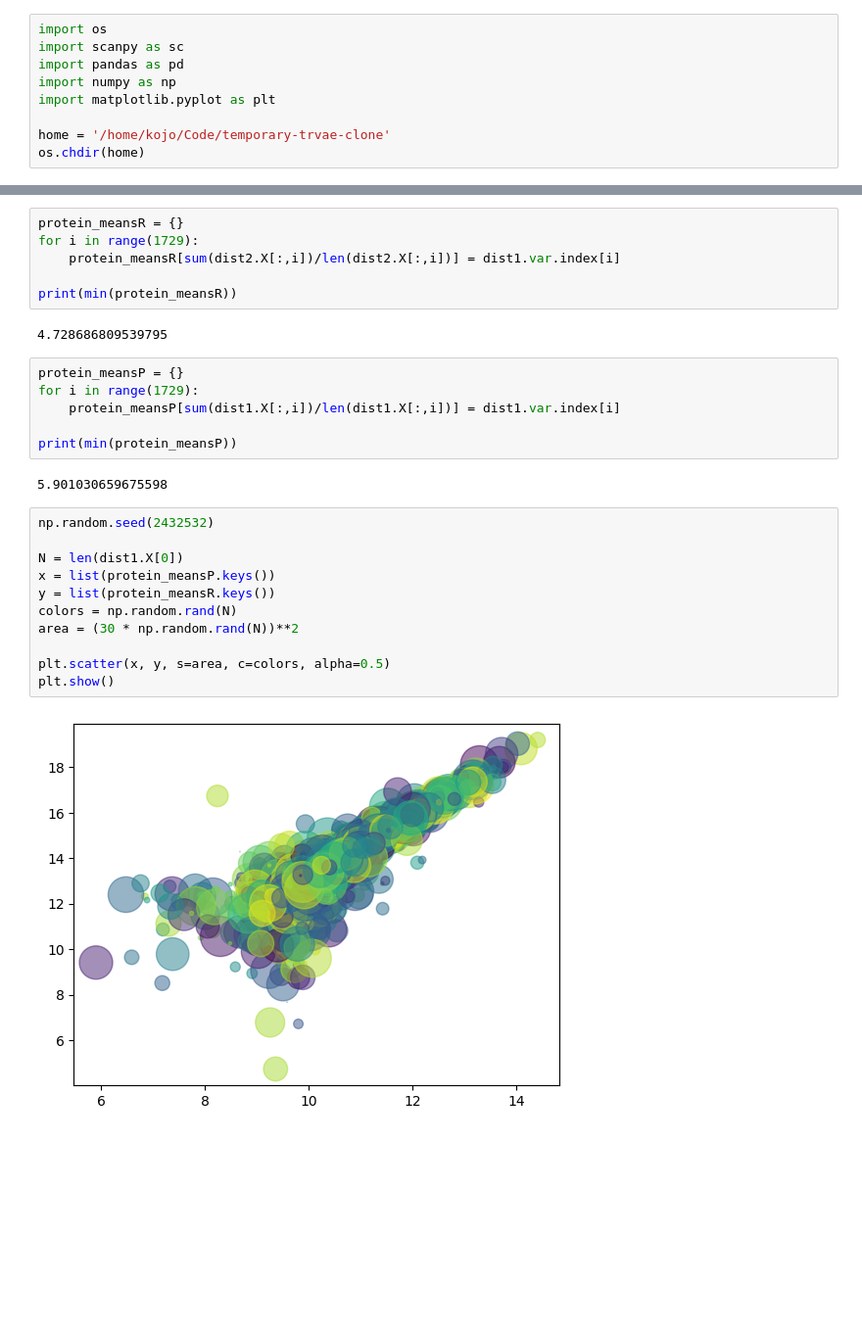
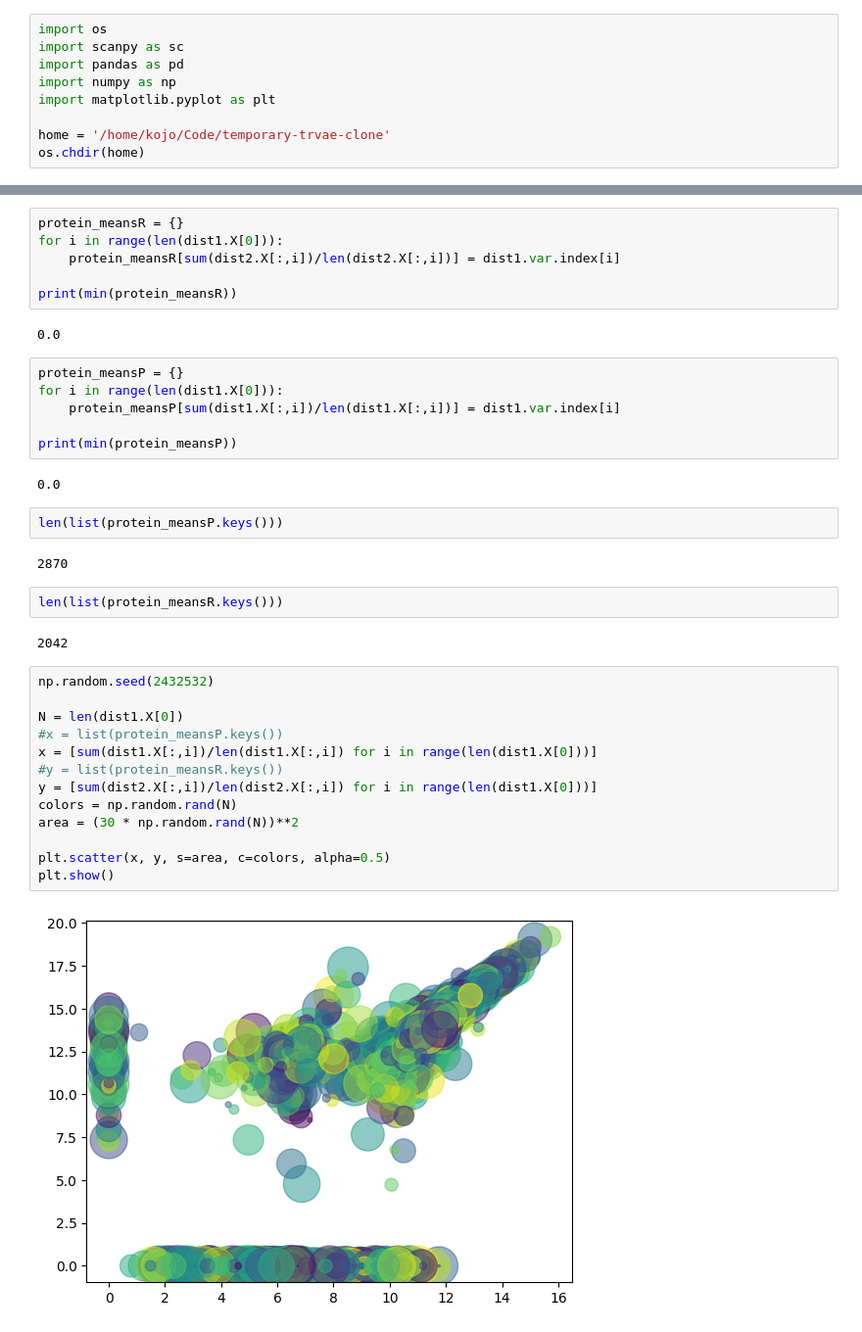
Before and after one commit to Kalamojo/temporary-trvae-clone, a Jupyter notebook: Jupyter Notebooks/meaner.ipynb, the cells around one changed output, grey strips where cells are left out. Shown at 98% size. Saved outputs shown, nothing was run; the diff lists cells and outputs as text; blank space fills up the shorter version.

```diff
--- a/Jupyter Notebooks/meaner.ipynb
+++ b/Jupyter Notebooks/meaner.ipynb
@@ -63,33 +148,43 @@ print(dist1.var.index[0])
 A2A432|CUL4B
 # %%
 protein_meansR = {}
-for i in range(1729):
+for i in range(len(dist1.X[0])):
     protein_meansR[sum(dist2.X[:,i])/len(dist2.X[:,i])] = dist1.var.index[i]
 
 print(min(protein_meansR))
 # %% [output]
-4.728686809539795
+0.0
 # %%
 protein_meansP = {}
-for i in range(1729):
+for i in range(len(dist1.X[0])):
     protein_meansP[sum(dist1.X[:,i])/len(dist1.X[:,i])] = dist1.var.index[i]
 
 print(min(protein_meansP))
 # %% [output]
-5.901030659675598
+0.0
+# %%
+len(list(protein_meansP.keys()))
+# %% [output]
+2870
+# %%
+len(list(protein_meansR.keys()))
+# %% [output]
+2042
 # %%
 np.random.seed(2432532)
 
 N = len(dist1.X[0])
-x = list(protein_meansP.keys())
-y = list(protein_meansR.keys())
+#x = list(protein_meansP.keys())
+x = [sum(dist1.X[:,i])/len(dist1.X[:,i]) for i in range(len(dist1.X[0]))]
+#y = list(protein_meansR.keys())
+y = [sum(dist2.X[:,i])/len(dist2.X[:,i]) for i in range(len(dist1.X[0]))]
 colors = np.random.rand(N)
 area = (30 * np.random.rand(N))**2
 
 plt.scatter(x, y, s=area, c=colors, alpha=0.5)
 plt.show()
 # %% [output]
-[figure, old version]
+[figure, new version]
 # %%
 protein_lists = sorted(protein_meansR.keys(), reverse=False)
 protein_tests = {pval: protein_meansR[pval] for pval in protein_lists}
```
Also changed, not shown: parts of 21 cells of this notebook, 48 other files.
